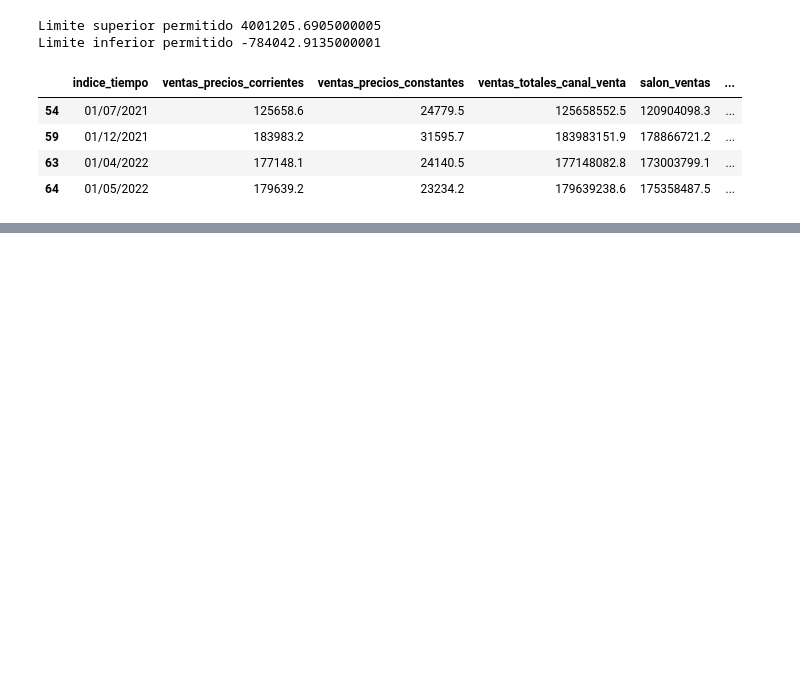
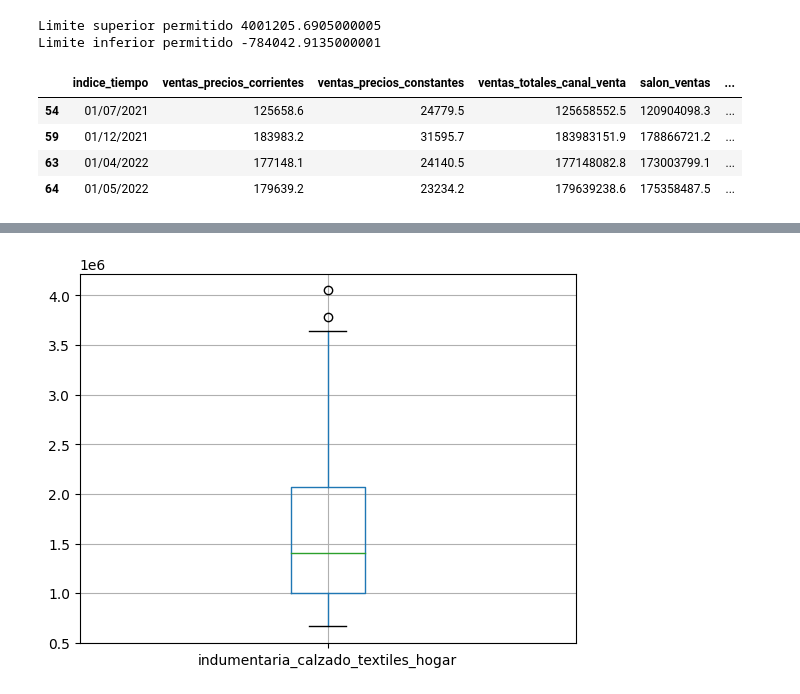
Before and after one commit to Ick3r/Actividad_3, a Jupyter notebook: Outliers.ipynb, the cells around one changed output, grey strips where cells are left out. Saved outputs shown, nothing was run; the diff lists cells and outputs as text; code cells hidden in the pictures; blank space fills up the shorter version.

```diff
--- a/Outliers.ipynb
+++ b/Outliers.ipynb
@@ -450,0 +453,8 @@ boxplot = data2.boxplot(column=['indumentaria_calzado_textiles_hogar'])
+# %%
+#indumentaria_calzado_textiles_hogar
+data_clean_indumentaria_calzado_textiles_hogar= data2[(y3<=Limite_Superior_iqr3)&(y3>=Limite_Inferior_iqr3)]
+data_clean_indumentaria_calzado_textiles_hogar
+
+boxplot = data_clean_subtotal_ventas_alimentos_bebidas.boxplot(column=['indumentaria_calzado_textiles_hogar'])
+# %% [output]
+[figure, added]
```
Also changed, not shown: parts of 1 cell of this notebook.
